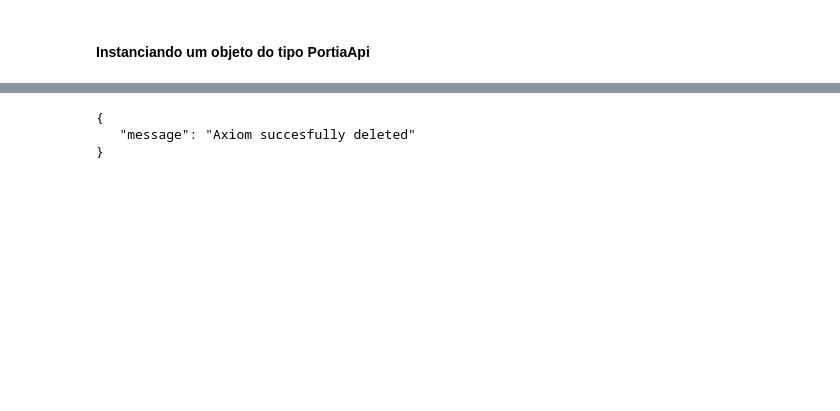
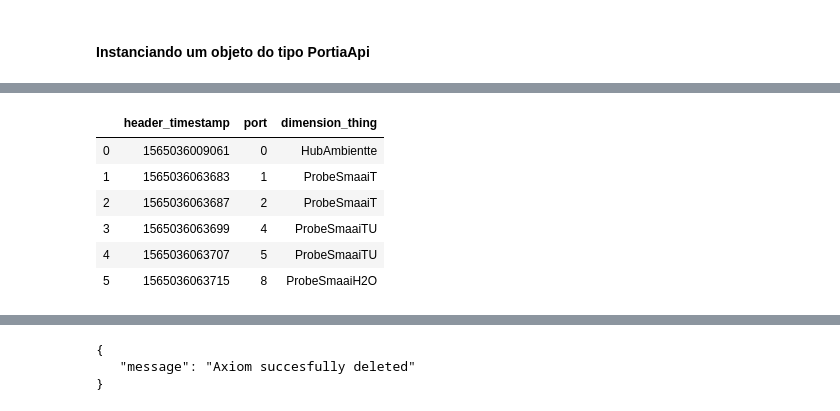
Before and after one commit to AgrinessEdgeIoT/portiapy, a Jupyter notebook: docs/examples/pt-br/portiapy-examples.ipynb, the cells around one changed output, grey strips where cells are left out. Saved outputs shown, nothing was run; the diff lists cells and outputs as text; code cells hidden in the pictures; blank space fills up the shorter version.

```diff
--- a/docs/examples/pt-br/portiapy-examples.ipynb
+++ b/docs/examples/pt-br/portiapy-examples.ipynb
@@ -45,0 +86,11 @@ portiaApi = PortiaApi({
+# %%
+# With humanization
+portiaApi.device(device).ports(last=True, params=params).humanize(locale='pt-br')
+# %% [output]
+|  | header_timestamp | port | dimension_thing |
+| 0 | 1565036009061 | 0 | HubAmbientte |
+| 1 | 1565036063683 | 1 | ProbeSmaaiT |
+| 2 | 1565036063687 | 2 | ProbeSmaaiT |
+| 3 | 1565036063699 | 4 | ProbeSmaaiTU |
+| 4 | 1565036063707 | 5 | ProbeSmaaiTU |
+| 5 | 1565036063715 | 8 | ProbeSmaaiH2O |
```
Also changed, not shown: parts of 150 cells of this notebook.
